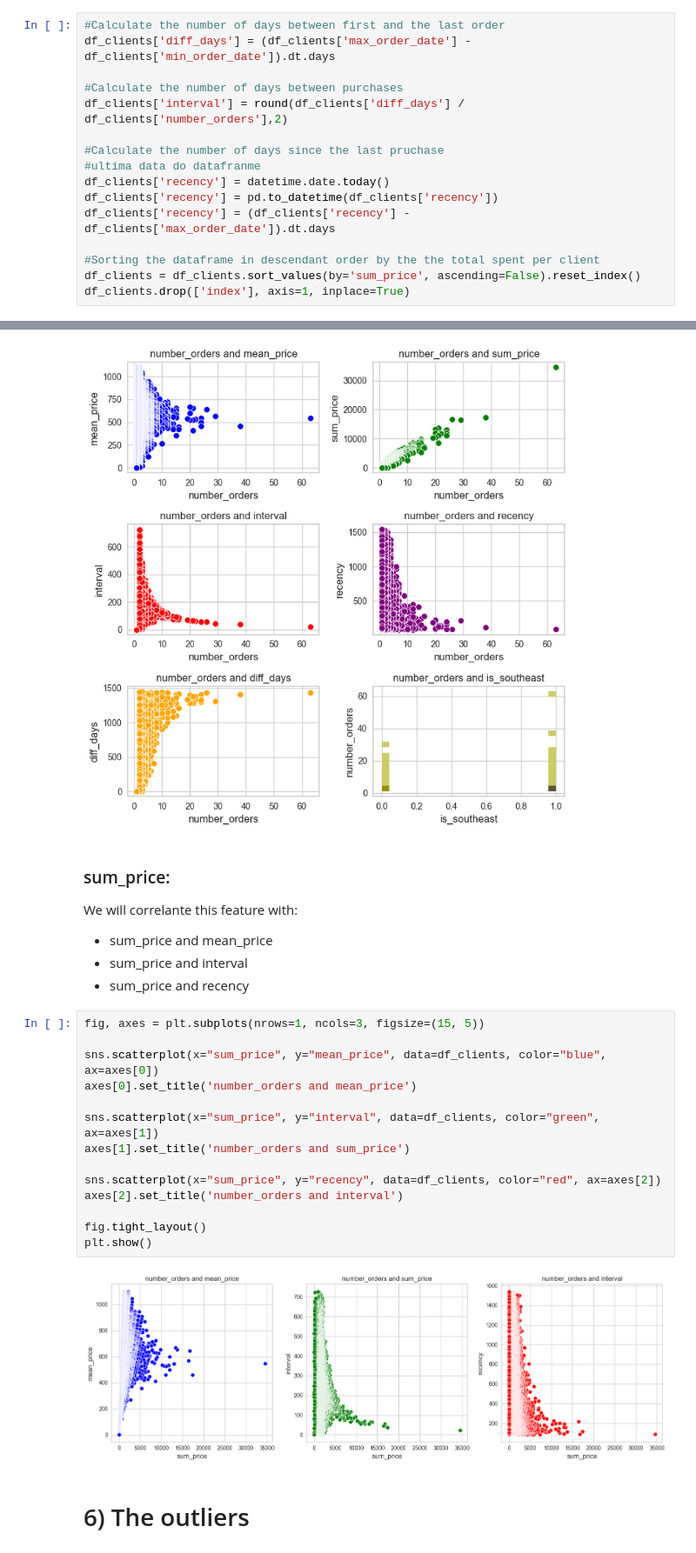
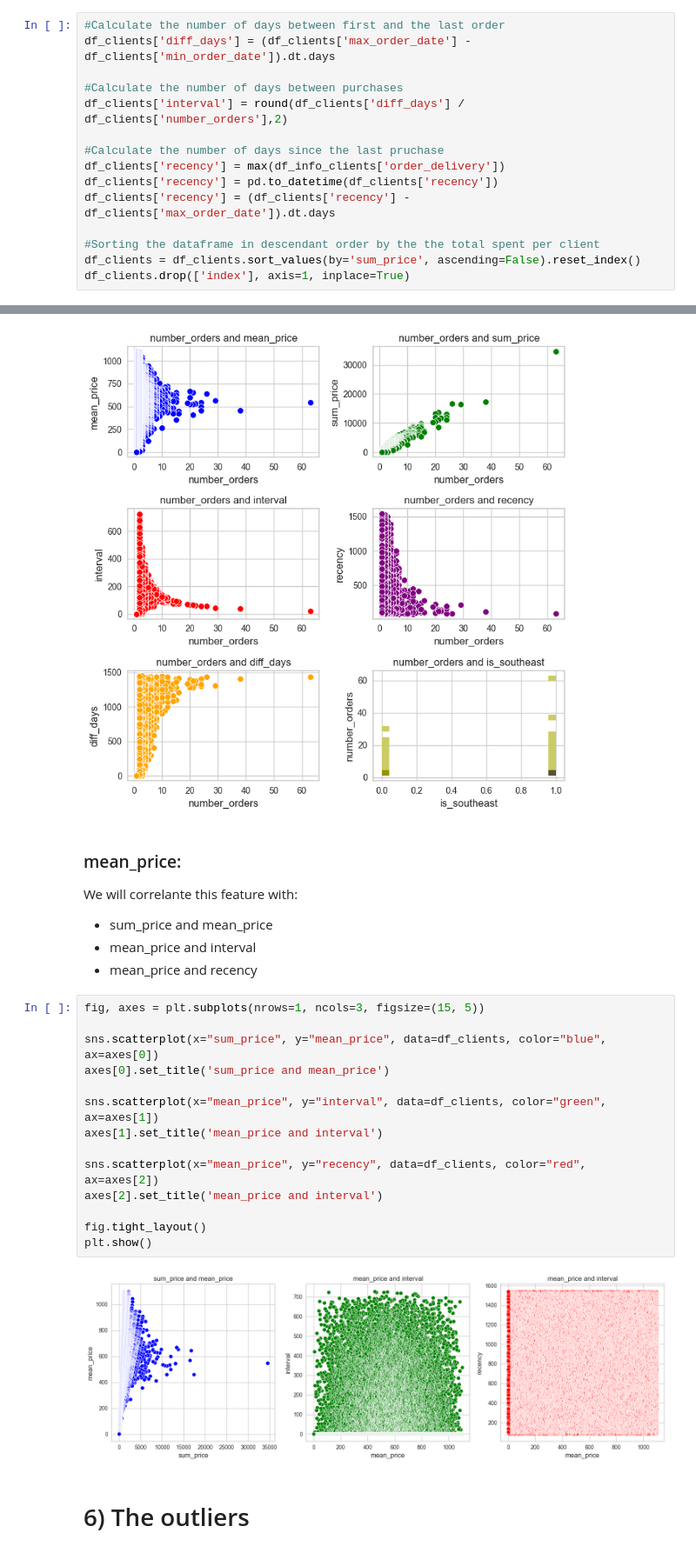
Before and after one commit to barbarafarah/clustering-clients, a Jupyter notebook: classifyng-customers.ipynb, the cells around one changed output, grey strips where cells are left out. Shown at 87% size. Cells and saved outputs as stored; diff of their text form.

```diff
--- a/classifyng-customers.ipynb
+++ b/classifyng-customers.ipynb
@@ -222,8 +232,7 @@ df_clients['diff_days'] = (df_clients['max_order_date'] - df_clients['min_order_
 df_clients['interval'] = round(df_clients['diff_days'] / df_clients['number_orders'],2)
 
 #Calculate the number of days since the last pruchase
-#ultima data do datafranme
-df_clients['recency'] = datetime.date.today()
+df_clients['recency'] = max(df_info_clients['order_delivery'])
 df_clients['recency'] = pd.to_datetime(df_clients['recency'])
 df_clients['recency'] = (df_clients['recency'] - df_clients['max_order_date']).dt.days
 
@@ -432,27 +441,27 @@ plt.show()
 # %% [output]
 [figure]
 # %% [markdown]
-### sum_price:
+### mean_price:
 We will correlante this feature with:
 - sum_price and mean_price
-- sum_price and interval
-- sum_price and recency
+- mean_price and interval
+- mean_price and recency
 # %%
 fig, axes = plt.subplots(nrows=1, ncols=3, figsize=(15, 5))
 
 sns.scatterplot(x="sum_price", y="mean_price", data=df_clients, color="blue", ax=axes[0])
-axes[0].set_title('number_orders and mean_price')
+axes[0].set_title('sum_price and mean_price')
 
-sns.scatterplot(x="sum_price", y="interval", data=df_clients, color="green", ax=axes[1])
-axes[1].set_title('number_orders and sum_price')
+sns.scatterplot(x="mean_price", y="interval", data=df_clients, color="green", ax=axes[1])
+axes[1].set_title('mean_price and interval')
 
-sns.scatterplot(x="sum_price", y="recency", data=df_clients, color="red", ax=axes[2])
-axes[2].set_title('number_orders and interval')
+sns.scatterplot(x="mean_price", y="recency", data=df_clients, color="red", ax=axes[2])
+axes[2].set_title('mean_price and interval')
 
 fig.tight_layout()
 plt.show()
 # %% [output]
-[figure, old version]
+[figure, new version]
 # %% [markdown]
 # 6) The outliers
 # %% [markdown]
```
Also changed, not shown: parts of 25 cells of this notebook.
